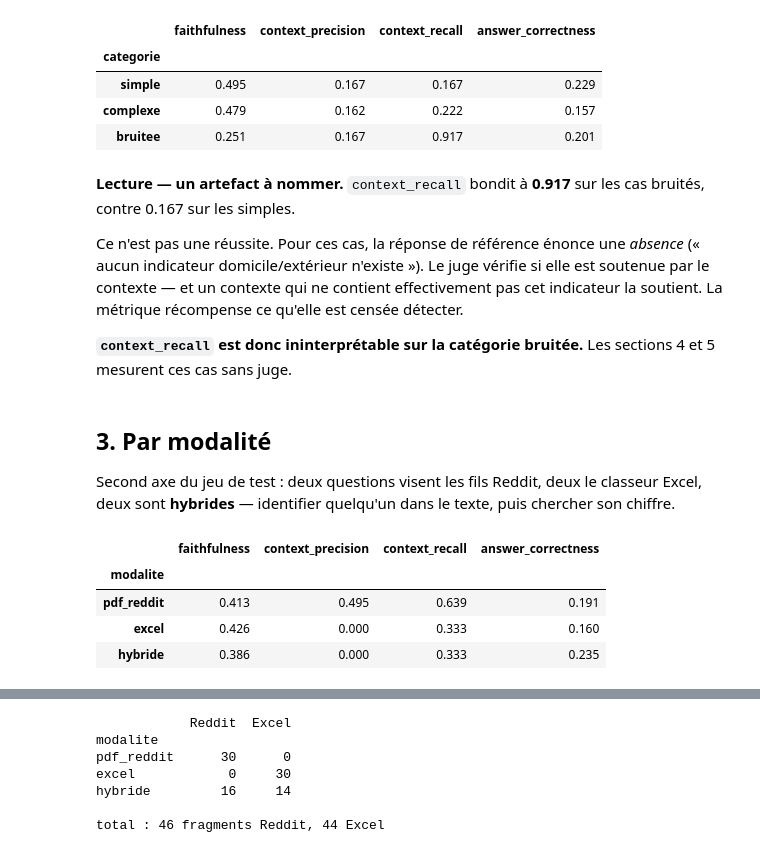
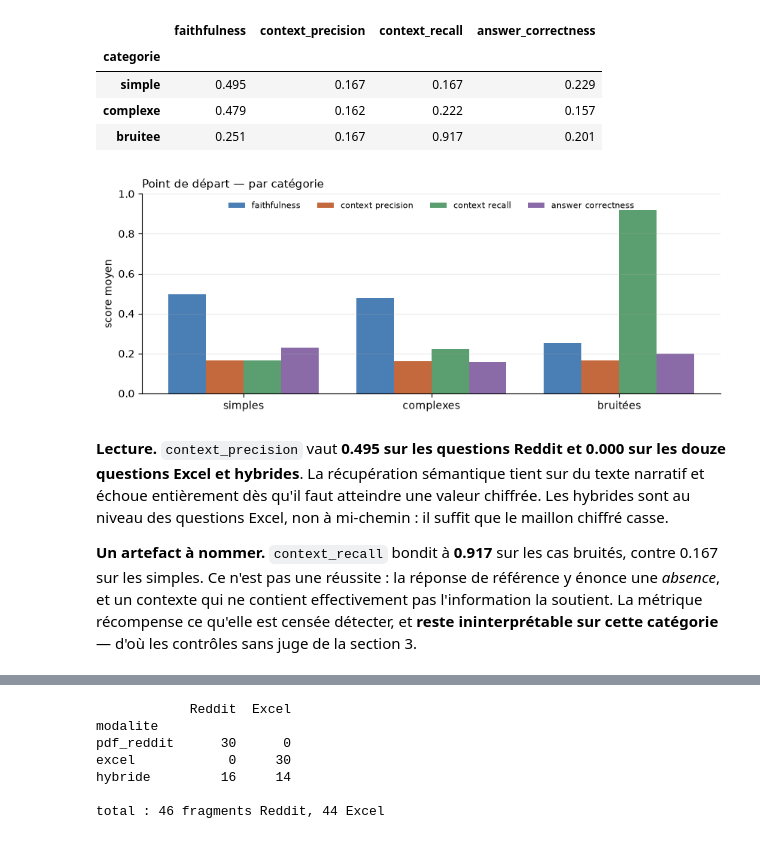
Before and after one commit to FaizaKh93/Projet10_mission, a Jupyter notebook: eval/analyze_results.ipynb, the cells around one changed output, grey strips where cells are left out. Cells and saved outputs as stored; diff of their text form; code cells hidden in the pictures.

```diff
--- a/eval/analyze_results.ipynb
+++ b/eval/analyze_results.ipynb
@@ -95,29 +196,20 @@ df.groupby("categorie")[METRIQUES].mean().reindex(ORDRE_CAT).round(3)
 | simple | 0.495 | 0.167 | 0.167 | 0.229 |
 | complexe | 0.479 | 0.162 | 0.222 | 0.157 |
 | bruitee | 0.251 | 0.167 | 0.917 | 0.201 |
+# %%
+figure_segments(df, "categorie", ORDRE_CAT, ["simples", "complexes", "bruitées"],
+                 "Point de départ — par catégorie")
+# %% [output]
+[figure, added]
 # %% [markdown]
-**Lecture — un artefact à nommer.** `context_recall` bondit à **0.917** sur les cas
-bruités, contre 0.167 sur les simples.
+**Lecture.** `context_precision` vaut **0.495 sur les questions Reddit et 0.000 sur les
+douze questions Excel et hybrides**. La récupération sémantique tient sur du texte
+narratif et échoue entièrement dès qu'il faut atteindre une valeur chiffrée. Les
+hybrides sont au niveau des questions Excel, non à mi-chemin : il suffit que le maillon
+chiffré casse.
 
-Ce n'est pas une réussite. Pour ces cas, la réponse de référence énonce une *absence*
-(« aucun indicateur domicile/extérieur n'existe »). Le juge vérifie si elle est
-soutenue par le contexte — et un contexte qui ne contient effectivement pas cet
-indicateur la soutient. La métrique récompense ce qu'elle est censée détecter.
-
-**`context_recall` est donc ininterprétable sur la catégorie bruitée.** Les sections 4
-et 5 mesurent ces cas sans juge.
+**Un artefact à nommer.** `context_recall` bondit à **0.917** sur les cas bruités,
+contre 0.167 sur les simples. Ce n'est pas une réussite : la réponse de référence y
+énonce une *absence*, et un contexte qui ne contient effectivement pas l'information la
+soutient. La métrique récompense ce qu'elle est censée détecter, et **reste
+ininterprétable sur cette catégorie** — d'où les contrôles sans juge de la section 3.
-# %% [markdown]
-## 3. Par modalité
-
-Second axe du jeu de test : deux questions visent les fils Reddit, deux le classeur
-Excel, deux sont **hybrides** — identifier quelqu'un dans le texte, puis chercher son
-chiffre.
-# %%
-par_mod = df.groupby("modalite")[METRIQUES].mean().reindex(ORDRE_MOD).round(3)
-par_mod
-# %% [output]
-|  | faithfulness | context_precision | context_recall | answer_correctness |
-| modalite |  |  |  |  |
-| pdf_reddit | 0.413 | 0.495 | 0.639 | 0.191 |
-| excel | 0.426 | 0.000 | 0.333 | 0.160 |
-| hybride | 0.386 | 0.000 | 0.333 | 0.235 |
```
Also changed, not shown: parts of 65 cells of this notebook, 6 other files.
